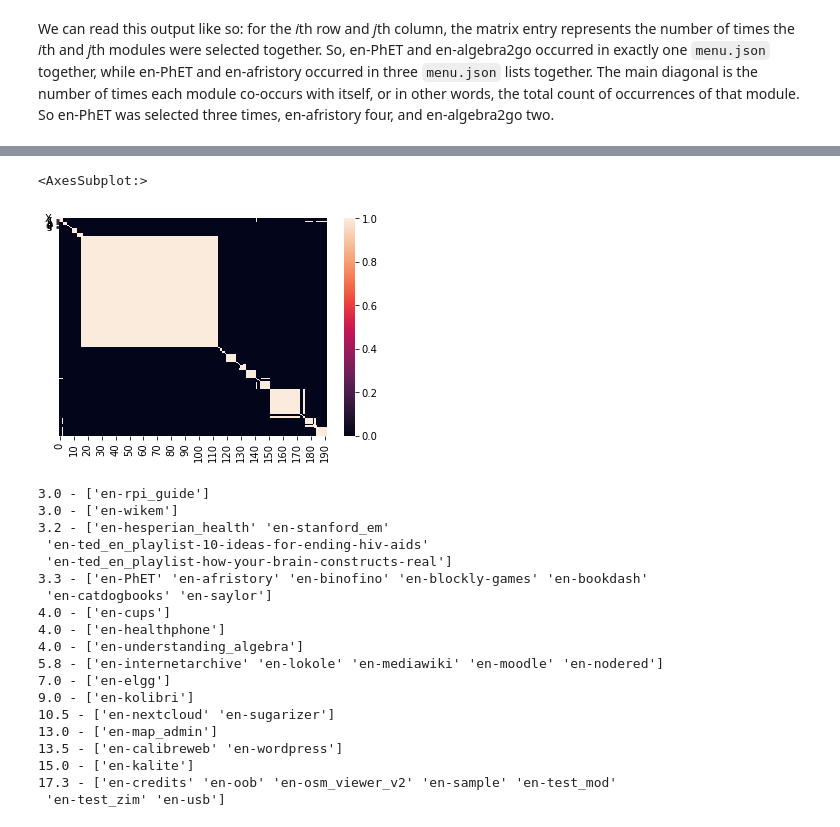
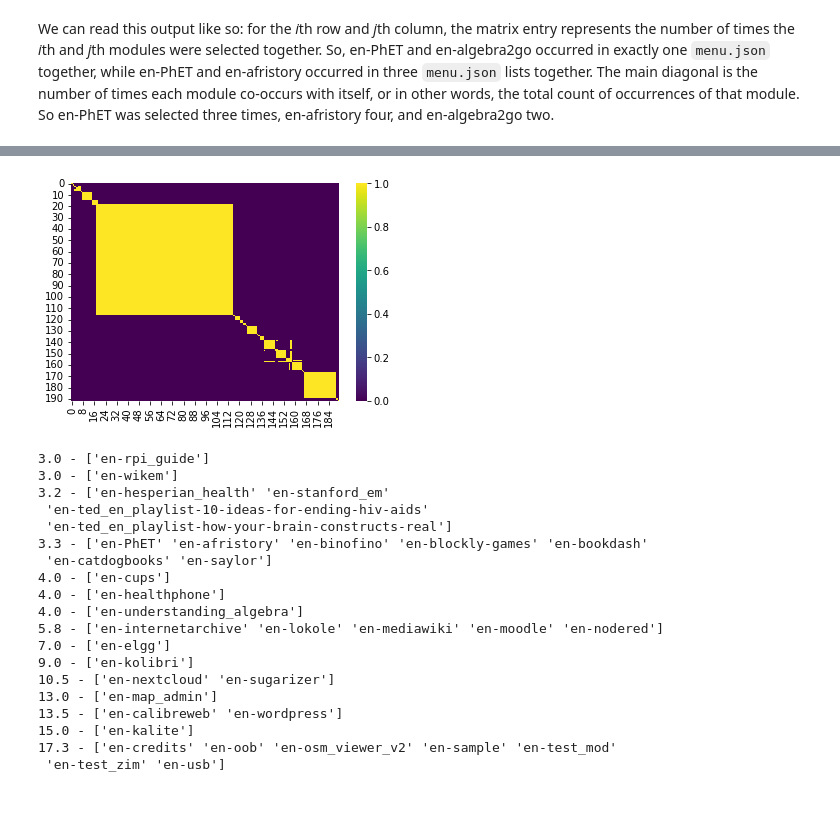
Before and after one commit to cwivagg/iiab_analytics, a Jupyter notebook: notebooks/notebook_early-issues-clustering.ipynb, the cells around one changed output, grey strips where cells are left out. Drawn from its saved outputs; the diff is of its cells as text; code cells hidden in the pictures.

```diff
--- a/notebooks/notebook_early-issues-clustering.ipynb
+++ b/notebooks/notebook_early-issues-clustering.ipynb
@@ -150,27 +113,24 @@ for ix1, val2 in enumerate(candidate_metrics):
 # %%
-from copy import deepcopy
 from scipy.sparse import csr_matrix
 from scipy.sparse.csgraph import connected_components
 
-thresh = 5
+threshold = 5
 
-test_hm = deepcopy(distance_matrices[0])
-zs = test_hm > thresh
-os = test_hm <= thresh
-test_hm[zs] = 0
-test_hm[os] = 1
-n_components, labels = connected_components(csgraph=csr_matrix(test_hm), directed=False)
+zs = distance_matrix > threshold
+os = distance_matrix <= threshold
+distance_matrix[zs] = 0
+distance_matrix[os] = 1
+
+sns.heatmap(distance_matrix[row_ix][:,col_ix], cmap="viridis")
+
+n_components, labels = connected_components(csgraph=csr_matrix(distance_matrix), directed=False)
+# %% [output]
+[figure, added]
 # %%
 components = []
 for ix in range(n_components):
     component = Xc_labels[labels==ix]
     components.append(component)
-# %%
-sns.heatmap(test_hm[row_ix][:,col_ix],xticklabels=10, yticklabels='Xc_labels')
-#plt.savefig("seaborn.png",dpi=10000)
-# %% [output]
-<AxesSubplot:>
-[figure, removed]
 # %%
 def get_cluster_average_count(list_of_labels):
     Xc_labels_list = list(Xc_labels)
```
Also changed, not shown: parts of 7 cells of this notebook.
